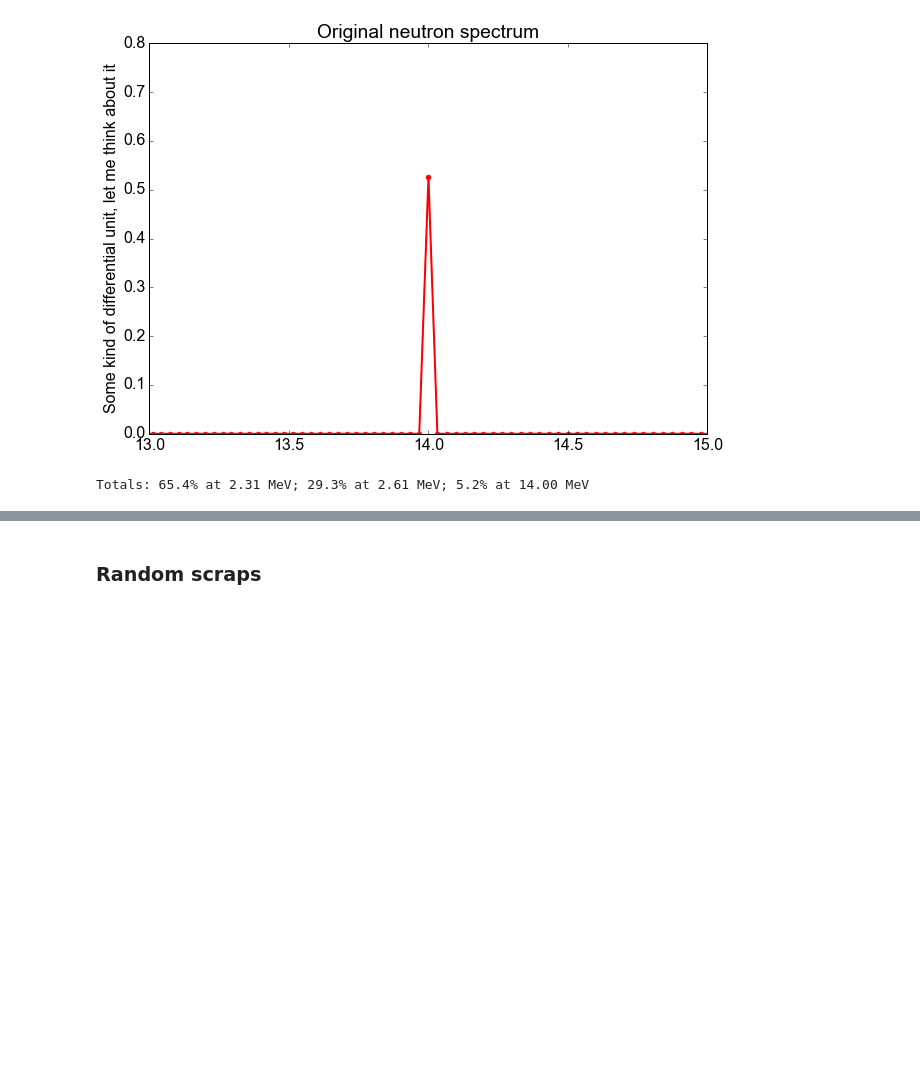
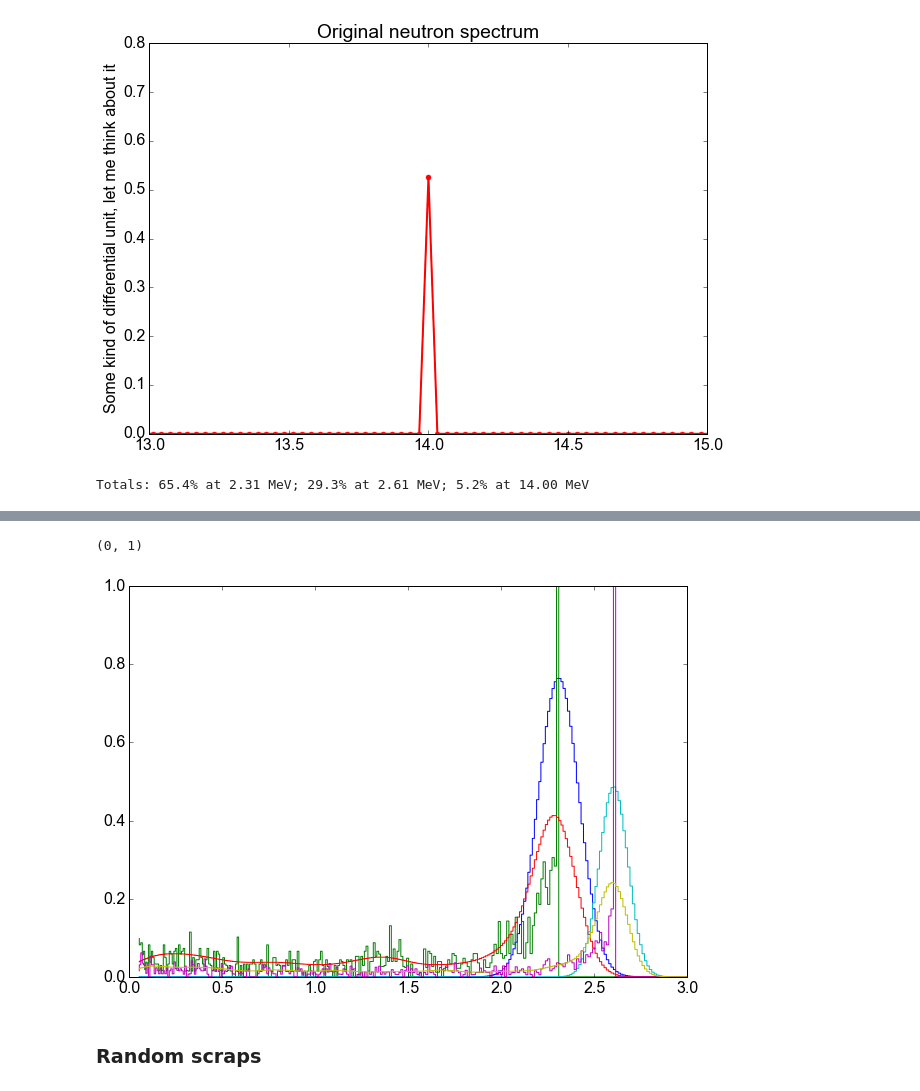
Before and after one commit to XENON1T/PTB, a Jupyter notebook: 07_deconvolution.ipynb, the cells around one changed output, grey strips where cells are left out. Drawn from its saved outputs; the diff is of its cells as text; code cells hidden in the pictures; blank space fills up the shorter version.

Commit message:
Simulation data added

```diff
--- a/07_deconvolution.ipynb
+++ b/07_deconvolution.ipynb
@@ -678,3 +762,36 @@ Totals: 65.4% at 2.31 MeV; 29.3% at 2.61 MeV; 5.2% at 14.00 MeV
+# %%
+def smear_binned_simu(data, sigma):
+    y_unsmeared = bin_simu(data)
+    y_smeared = np.zeros(len(neutron_energies))
+    # For each neutron energy, get a Gaussian with th
+    for i in range(len(neutron_energies)-1):
+        #bin_width = neutron_energies[i+1] - neutron_energies[i]
+        mu = neutron_energies[i]
+        a  = y_unsmeared[i]
+        y_smeared += (a*gaussian(neutron_energies, mu, sigma))
+    return y_smeared
+# %%
+norm_fac1 = int_gauss1/ int_spec(neutron_energies, bin_simu(d_sim[2.31]))
+norm_fac1_smear = int_gauss1/ int_spec(neutron_energies, smear_binned_simu(d_sim[2.31], sigma=vals1['sigma1']))
+
+norm_fac2 = int_gauss2/ int_spec(neutron_energies, bin_simu(d_sim[2.61]))
+norm_fac2_smear = int_gauss2/ int_spec(neutron_energies, smear_binned_simu(d_sim[2.61], sigma=vals1['sigma2']))
+# %%
+plt.plot(neutron_energies, vals1['a1']*gaussian(neutron_energies, vals1['mu1'],vals1['sigma1']), ls='steps')
+plt.plot(neutron_energies, norm_fac1*bin_simu(d_sim[2.31]), ls='steps')
+plt.plot(neutron_energies, norm_fac1_smear*smear_binned_simu(d_sim[2.31], sigma=vals1['sigma1']), ls='steps')
+
+plt.plot(neutron_energies, vals1['a2']*gaussian(neutron_energies, vals1['mu2'],vals1['sigma2']), ls='steps')
+plt.plot(neutron_energies, norm_fac2*bin_simu(d_sim[2.61]), ls='steps')
+plt.plot(neutron_energies, norm_fac2_smear*smear_binned_simu(d_sim[2.61], sigma=vals1['sigma2']), ls='steps')
+
+plt.xlim(0,3.0)
+plt.ylim(0,1)
+#plt.yscale('log')
+#plt.ylim(1e-3, 1)
+# %% [output]
+(0, 1)
+[figure, added]
 # %% [markdown]
 ### Random scraps
 # %%
```
Also changed, not shown: parts of 18 cells of this notebook, 23 other files.
